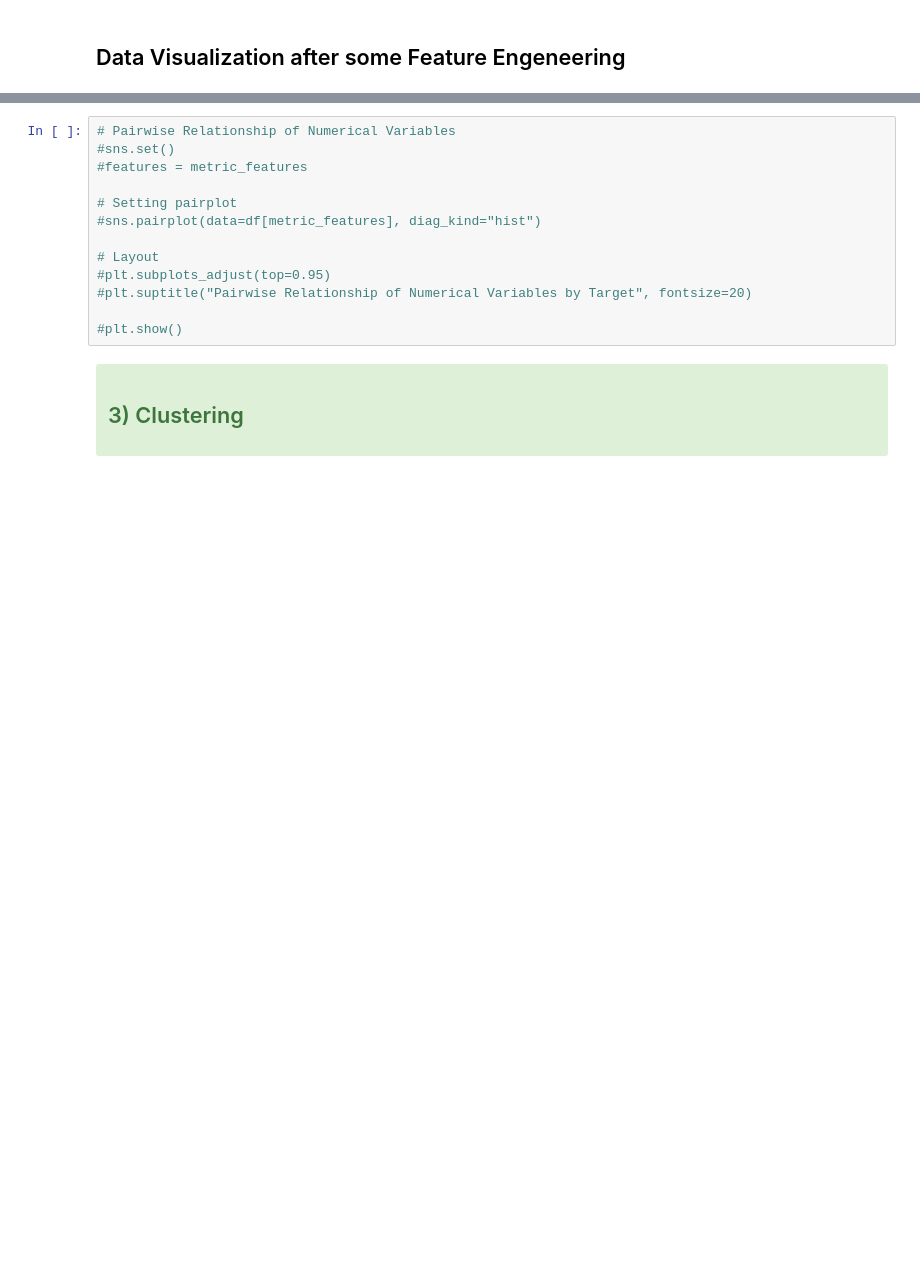
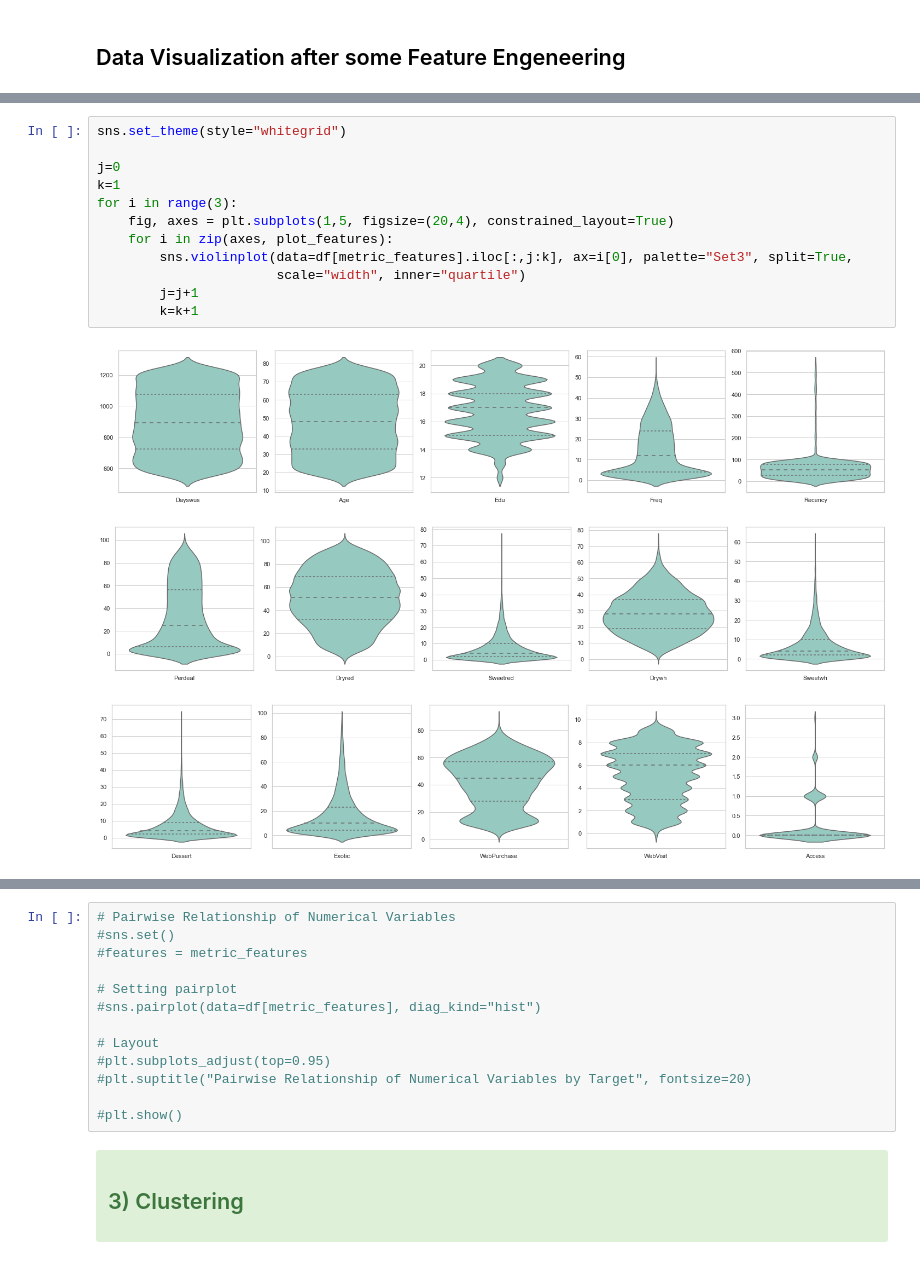
Before and after one commit to its-pedrofonseca/Business-Cases-With-Data-Science, a Jupyter notebook: Business Cases.ipynb, the cells around one changed output, grey strips where cells are left out. Drawn from its saved outputs; the diff is of its cells as text; blank space fills up the shorter version.

```diff
--- a/Business Cases.ipynb
+++ b/Business Cases.ipynb
@@ -264,3 +310,19 @@ Metric Features Histogram
+# %%
+sns.set_theme(style="whitegrid")
+
+j=0
+k=1
+for i in range(3):
+    fig, axes = plt.subplots(1,5, figsize=(20,4), constrained_layout=True)
+    for i in zip(axes, plot_features):
+        sns.violinplot(data=df[metric_features].iloc[:,j:k], ax=i[0], palette="Set3", split=True,
+                       scale="width", inner="quartile")
+        j=j+1
+        k=k+1
+# %% [output]
+[figure, added]
+[figure, added]
+[figure, added]
 # %%
 sns.set()
 
```
Also changed, not shown: parts of 17 cells of this notebook.
